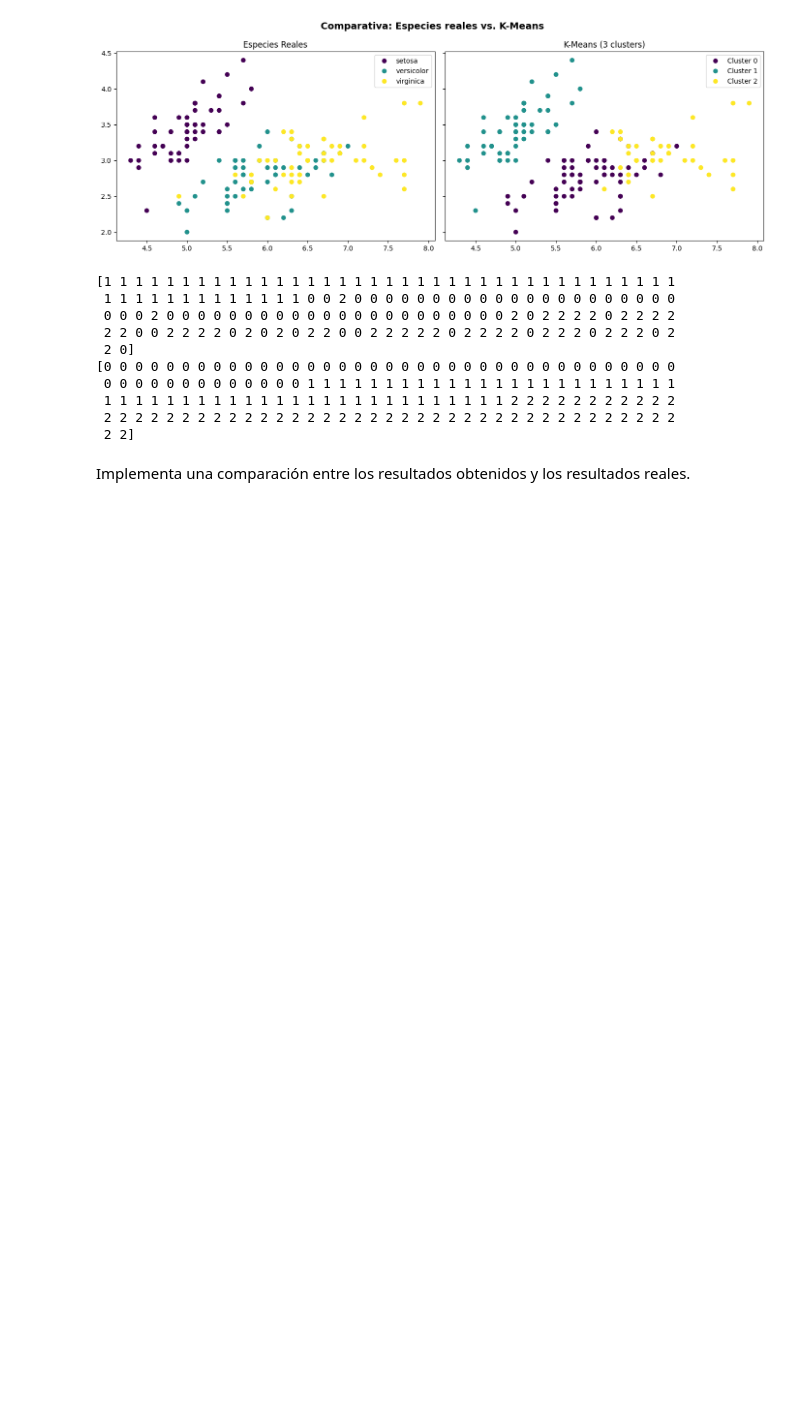
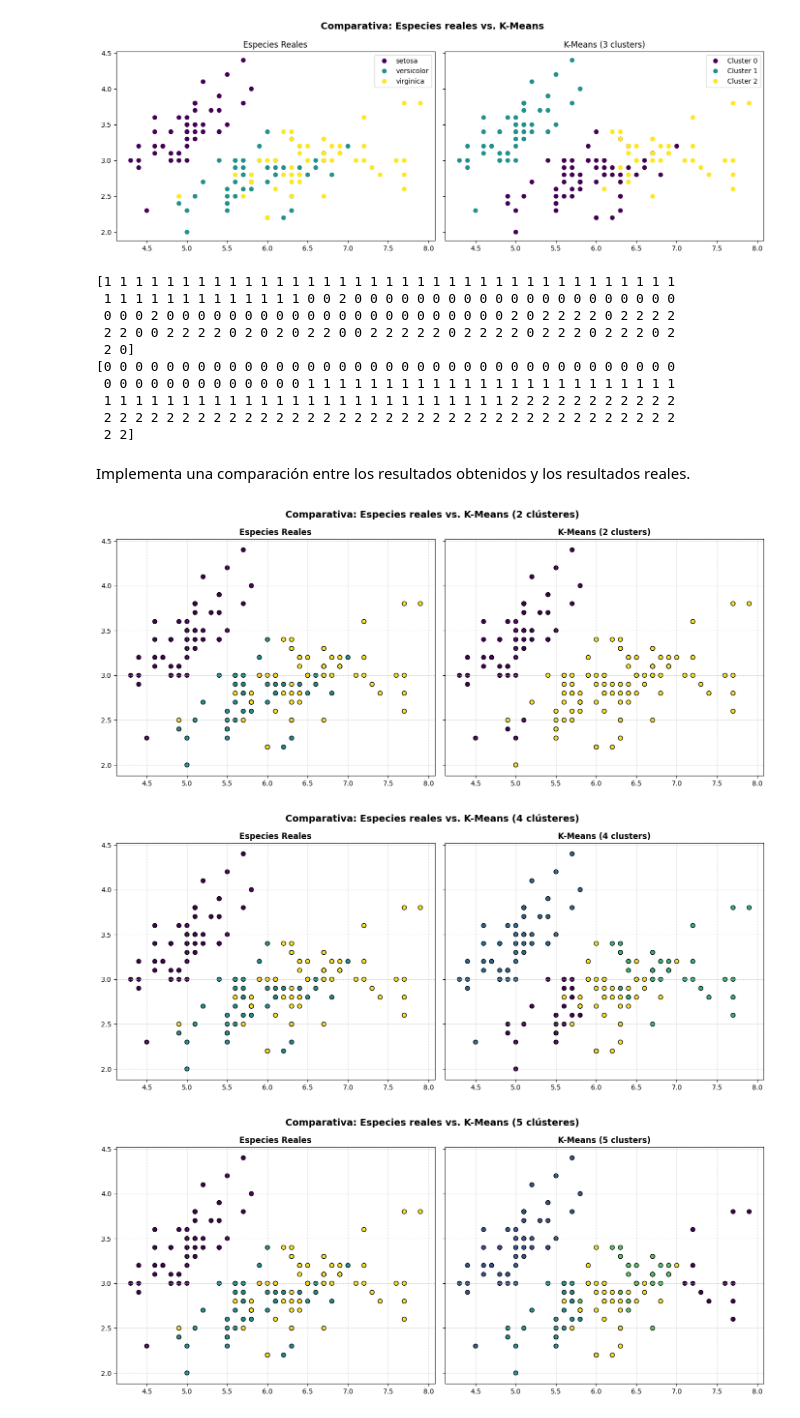
Before and after one commit to manuelmald0nad0/Practica-3-K-means, a Jupyter notebook: práctica_2_2_clustering_con_k_means.ipynb, the cells around one changed output. Saved outputs shown, nothing was run; the diff lists cells and outputs as text; code cells hidden in the pictures; blank space fills up the shorter version.

```diff
--- a/práctica_2_2_clustering_con_k_means.ipynb
+++ b/práctica_2_2_clustering_con_k_means.ipynb
@@ -390,0 +351,50 @@ for n_clusters in lista_clusters:
+# %%
+# aquí va la implementación
+
+from sklearn.cluster import KMeans
+from sklearn import datasets
+import matplotlib.pyplot as plt
+
+# === 1. Introducir / Cargar los datos y las etiquetas reales ===
+# (Aquí usamos el dataset Iris como ejemplo clásico, donde 'data' son tus características
+# y 'target' son tus especies reales o 'y_real')
+iris = datasets.load_iris()
+datos = iris.data    # Tus variables de entrada (características)
+y_real = iris.target # Tus etiquetas reales (ground truth)
+
+# NOTA: Si tus datos vienen de otro archivo (por ejemplo, un CSV de pandas),
+# simplemente reasígnalos así:
+# datos = tu_dataframe[['columna1', 'columna2']].values
+# y_real = tu_dataframe['columna_etiqueta'].values
+
+
+# === 2. Bucle para comparar con 2, 4 y 5 grupos ===
+lista_clusters = [2, 4, 5]
+
+for n_clusters in lista_clusters:
+    # Configurar y entrenar el modelo K-Means
+    modelo = KMeans(n_clusters=n_clusters, random_state=0, n_init=10)
+    y_pred = modelo.fit_predict(datos)  # Etiquetas predichas por K-Means
+
+    # Crear la figura con dos paneles lado a lado
+    fig, axes = plt.subplots(1, 2, figsize=(14, 6), sharex=True, sharey=True)
+
+    # Gráfica izquierda: Especies Reales
+    axes[0].scatter(datos[:, 0], datos[:, 1], c=y_real, cmap="viridis", edgecolor='k', s=40)
+    axes[0].set_title("Especies Reales", fontsize=12, fontweight='bold')
+    axes[0].grid(True, linestyle='--', alpha=0.5)
+
+    # Gráfica derecha: K-Means con n clústeres
+    axes[1].scatter(datos[:, 0], datos[:, 1], c=y_pred, cmap="viridis", edgecolor='k', s=40)
+    axes[1].set_title(f"K-Means ({n_clusters} clusters)", fontsize=12, fontweight='bold')
+    axes[1].grid(True, linestyle='--', alpha=0.5)
+
+    # Título principal de la comparativa
+    plt.suptitle(f"Comparativa: Especies reales vs. K-Means ({n_clusters} clústeres)", fontsize=14, fontweight='bold')
+
+    plt.tight_layout()
+    plt.show()
+# %% [output]
+[figure, added]
+[figure, added]
+[figure, added]
```
Also changed, not shown: parts of 1 cell of this notebook.
